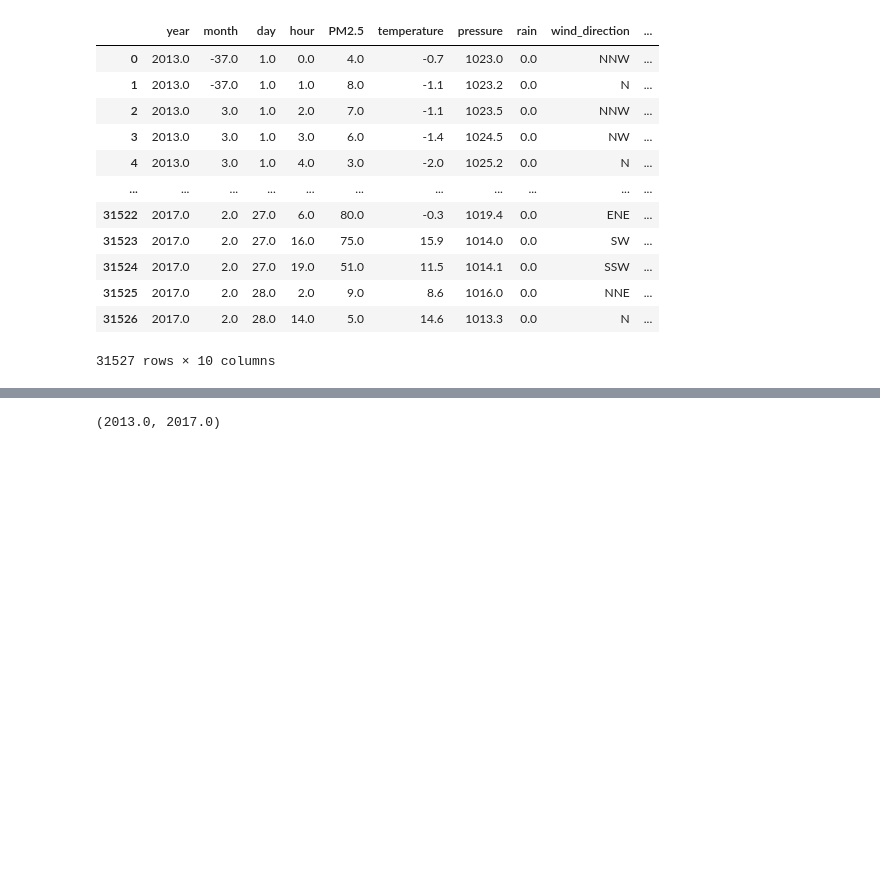
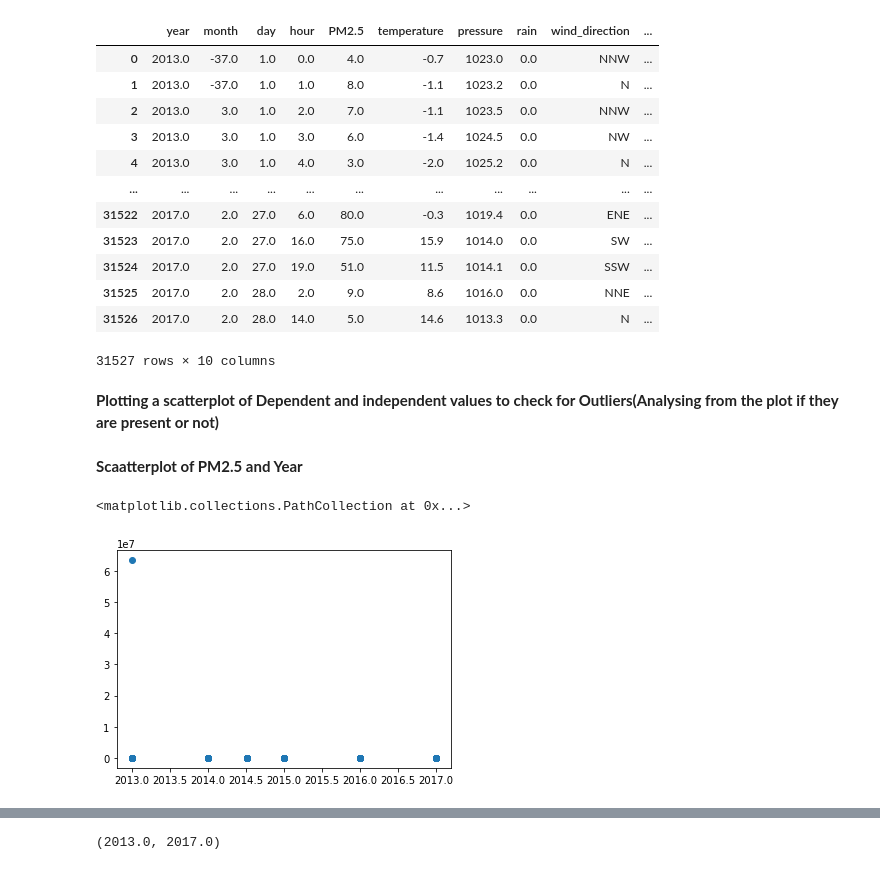
Before and after one commit to Ravi6996/PM2.5-Prediction, a Jupyter notebook: Final Project.ipynb, the cells around one changed output, grey strips where cells are left out. Saved outputs shown, nothing was run; the diff lists cells and outputs as text; code cells hidden in the pictures; blank space fills up the shorter version.

```diff
--- a/Final Project.ipynb
+++ b/Final Project.ipynb
@@ -220,3 +239,12 @@ dataset
 | 31525 | 2017.0 | 2.0 | 28.0 | 2.0 | 9.0 | 8.6 | 1016.0 | 0.0 | NNE | ... |
 | 31526 | 2017.0 | 2.0 | 28.0 | 14.0 | 5.0 | 14.6 | 1013.3 | 0.0 | N | ... |
 31527 rows × 10 columns
+# %% [markdown]
+**Plotting a scatterplot of Dependent and independent values to check for Outliers(Analysing from the plot if they are present or not)**
+# %% [markdown]
+**Scaatterplot of PM2.5 and Year**
+# %%
+plt.scatter(dataset['year'],dataset['PM2.5'])
+# %% [output]
+<matplotlib.collections.PathCollection at 0x...>
+[figure, added]
```
Also changed, not shown: parts of 79 cells of this notebook.
